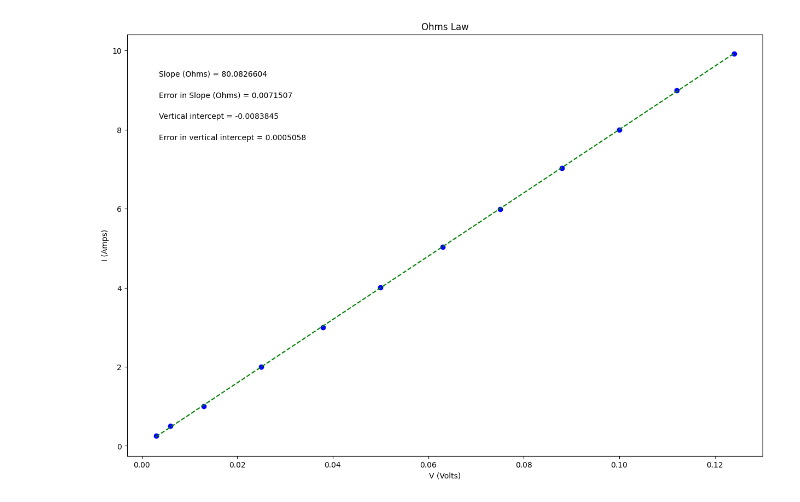
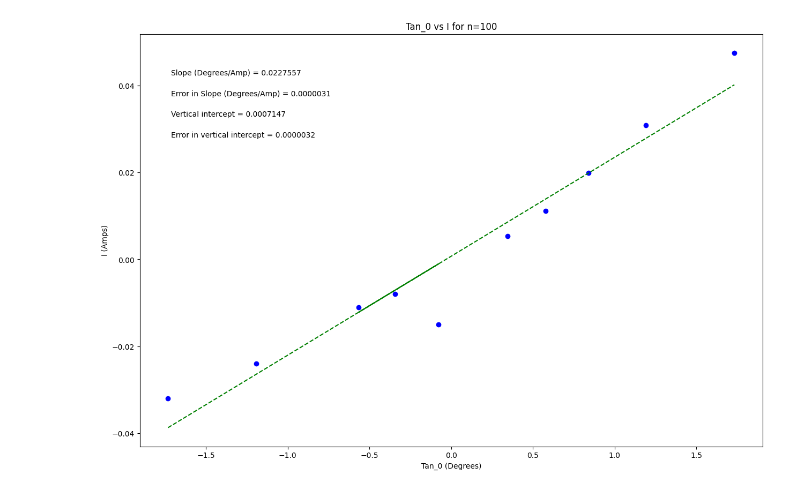
Before and after one commit to gagerausch/Labs, a Jupyter notebook: phsxlab_plotting_template.ipynb, the cells around one changed output. Cells and saved outputs as stored; diff of their text form; code cells hidden in the pictures.

```diff
--- a/phsxlab_plotting_template.ipynb
+++ b/phsxlab_plotting_template.ipynb
@@ -19,28 +19,28 @@ import matplotlib.pyplot as plt
 #variable names should start with a letter and must contain only letters, numbers, and underscores
 
 
-V_across = np.array([0.251, 0.507, 1.003, 1.999, 2.992, 4.003, 5.034, 5.99, 7.03, 8, 8.99, 9.918])
+tan_0 = np.array([-1.732050808, -1.191753593, -0.07812856265, -0.5657727782, -0.3443276133, 0.3443, 0.5774, 0.8391, 1.1918, 1.7321])
 
-I = np.array([0.003, 0.006, 0.013, 0.025, 0.038, 0.05, 0.063, 0.075, 0.088, 0.1, 0.112, 0.124])
+i = np.array([-0.032, -0.024, -0.015, -0.011, -0.008, 0.005360, 0.011150, 0.019920, 0.030800, 0.047500])
 
-dV_across = np.array([0.001, 0.001, 0.001, 0.001, 0.001, 0.001, 0.001, 0.001, 0.001, 0.001, 0.001, 0.001])
+err_i = np.array([0.00001, 0.00001, 0.00001, 0.00001, 0.00001, 0.00001, 0.00001, 0.00001, 0.00001, 0.00001,])
 
 
 
 #Re-assign variables as x, y, dy so that the remaining plotting code may remain generic
 #UPDATE VARIABLE NAMES (ON RHS OF EACH EQUAL SIGN) TO MATCH VARIABLE NAMES FOR DATA ABOVE
 
-x = I             #this should be the array you want to plot on the x axis
-y = V_across             #this should be the array you want to plot on the y axis
-dy = dV_across        #this should be your error in y array
+x = tan_0             #this should be the array you want to plot on the x axis
+y = i             #this should be the array you want to plot on the y axis
+dy = err_i        #this should be your error in y array
 
 
 #UPDATE EACH OF THESE 4 STRINGS FOR YOUR PLOT LABELS AS YOU WANT THEM TO APPEAR
 
-plot_title= 'Ohms Law'
-x_label= 'V (Volts)'
+plot_title= 'Tan_0 vs I for n=100'
+x_label= 'Tan_0 (Degrees)'
 y_label= 'I (Amps)'
-slope_units= 'Ohms'
+slope_units= 'Degrees/Amp'
 
 #UPDATE ANNOTATION PLACEMENT SO IT'S OUT OF WAY OF PLOTTED DATA AND BEST FIT LINE
 #integer from 1 to 4, top R corner is 1 (counter-clockwise from there)
@@ -92,31 +92,31 @@ elif annotation_placement==3 or annotation_placement==4:
 #Don't need to change anything in this section!
 
 #Plot data on graph. Plot error bars and place values for slope,
 #error in slope, and vertical intercept (plus error) on the plot using "annotate"
 
 plt.figure(figsize=(15,10))
 
 plt.plot(x, fit, color='green', linestyle='--')
 plt.scatter(x, y, color='blue', marker='o')
 
 plt.xlabel(x_label)
 plt.ylabel(y_label)
 plt.title(plot_title)
 
 plt.errorbar(x, y, yerr=dy, xerr=None, fmt="none") #don't need to plot x error bars
 
 plt.annotate('Slope ({}) = {value:.{digits}f}'.format(slope_units,value=m, digits=7),
              (xpos, ypos[0]), xycoords='axes fraction')
 
 plt.annotate('Error in Slope ({}) = {value:.{digits}f}'.format(slope_units,value=dm, digits=7),
              (xpos, ypos[1]), xycoords='axes fraction')
 
 plt.annotate('Vertical intercept = {value:.{digits}f}'.format(value=b, digits=7),
              (xpos, ypos[2]), xycoords='axes fraction')
 
 plt.annotate('Error in vertical intercept = {value:.{digits}f}'.format(value=db, digits=7),
              (xpos, ypos[3]), xycoords='axes fraction')
 
 plt.show()
 # %% [output]
-[figure, old version]
+[figure, new version]
```
Also changed, not shown: parts of 2 cells of this notebook.
